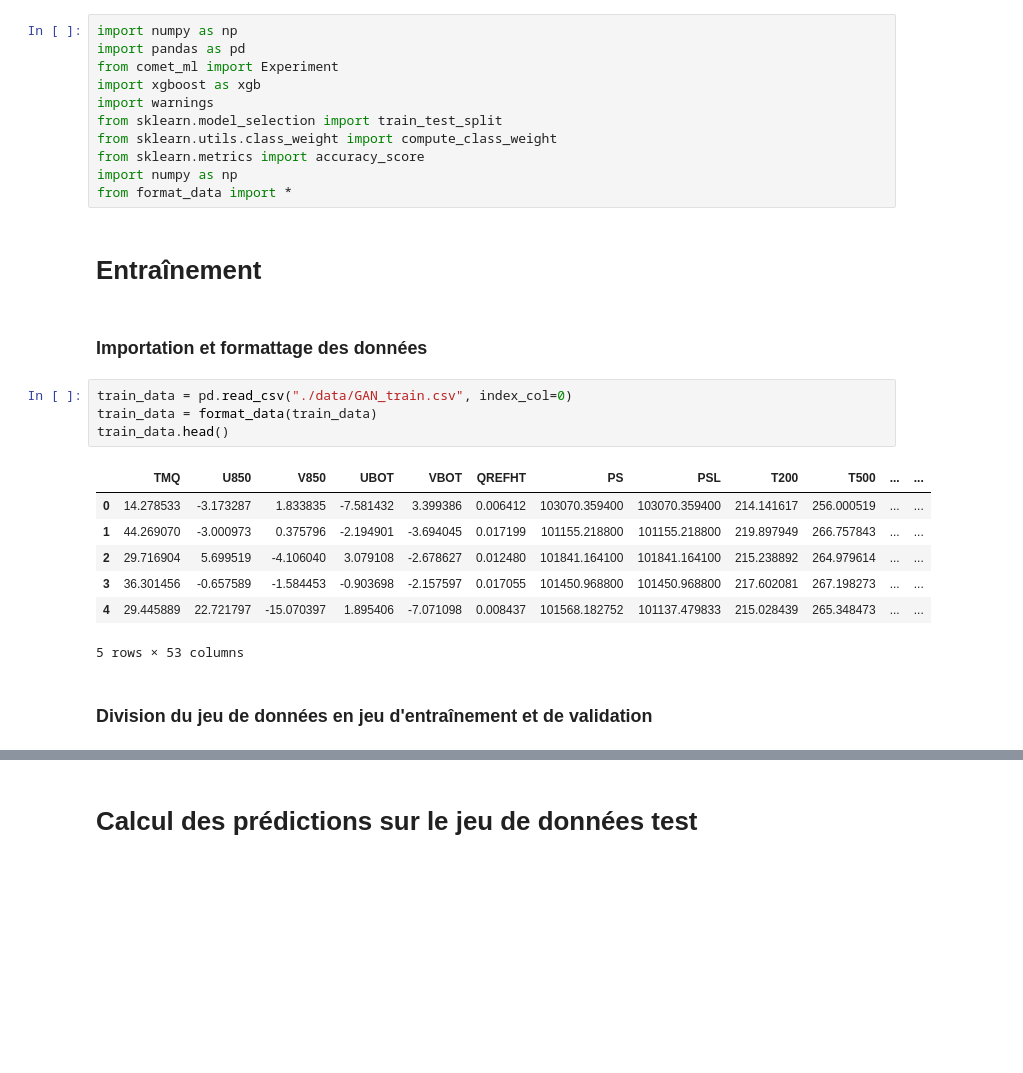
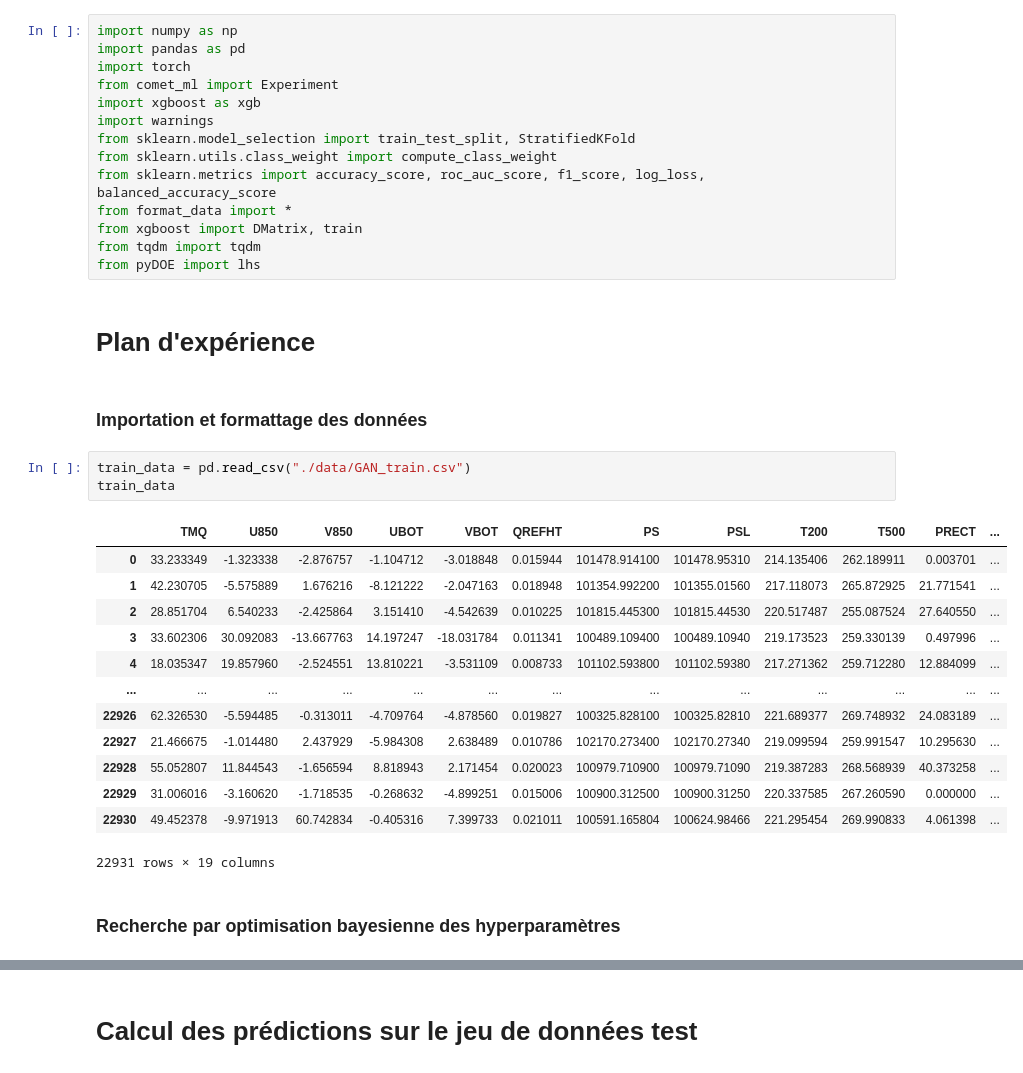
Before and after one commit to AlexMaggioni/Kaggle1, a Jupyter notebook: xgboost.ipynb, the cells around one changed output, grey strips where cells are left out. Cells and saved outputs as stored; diff of their text form; blank space fills up the shorter version.

Commit message:
Final sauf si meilleure performance test

```diff
--- a/xgboost.ipynb
+++ b/xgboost.ipynb
@@ -1,29 +1,37 @@
 # %%
 import numpy as np
 import pandas as pd
+import torch
 from comet_ml import Experiment
 import xgboost as xgb
 import warnings
-from sklearn.model_selection import train_test_split
+from sklearn.model_selection import train_test_split, StratifiedKFold
 from sklearn.utils.class_weight import compute_class_weight
-from sklearn.metrics import accuracy_score
-import numpy as np
+from sklearn.metrics import accuracy_score, roc_auc_score, f1_score, log_loss, balanced_accuracy_score
 from format_data import *
+from xgboost import DMatrix, train
+from tqdm import tqdm
+from pyDOE import lhs
-# %% [markdown]
-# Entraînement
+# %% [markdown]
+# Plan d'expérience
 # %% [markdown]
 ### Importation et formattage des données
 # %%
-train_data = pd.read_csv("./data/GAN_train.csv", index_col=0)
-train_data = format_data(train_data)
-train_data.head()
+train_data = pd.read_csv("./data/GAN_train.csv")
+train_data
 # %% [output]
-|  | TMQ | U850 | V850 | UBOT | VBOT | QREFHT | PS | PSL | T200 | T500 | ... | ... |
-| 0 | 14.278533 | -3.173287 | 1.833835 | -7.581432 | 3.399386 | 0.006412 | 103070.359400 | 103070.359400 | 214.141617 | 256.000519 | ... | ... |
-| 1 | 44.269070 | -3.000973 | 0.375796 | -2.194901 | -3.694045 | 0.017199 | 101155.218800 | 101155.218800 | 219.897949 | 266.757843 | ... | ... |
-| 2 | 29.716904 | 5.699519 | -4.106040 | 3.079108 | -2.678627 | 0.012480 | 101841.164100 | 101841.164100 | 215.238892 | 264.979614 | ... | ... |
-| 3 | 36.301456 | -0.657589 | -1.584453 | -0.903698 | -2.157597 | 0.017055 | 101450.968800 | 101450.968800 | 217.602081 | 267.198273 | ... | ... |
-| 4 | 29.445889 | 22.721797 | -15.070397 | 1.895406 | -7.071098 | 0.008437 | 101568.182752 | 101137.479833 | 215.028439 | 265.348473 | ... | ... |
+|  | TMQ | U850 | V850 | UBOT | VBOT | QREFHT | PS | PSL | T200 | T500 | PRECT | ... |
+| 0 | 33.233349 | -1.323338 | -2.876757 | -1.104712 | -3.018848 | 0.015944 | 101478.914100 | 101478.95310 | 214.135406 | 262.189911 | 0.003701 | ... |
+| 1 | 42.230705 | -5.575889 | 1.676216 | -8.121222 | -2.047163 | 0.018948 | 101354.992200 | 101355.01560 | 217.118073 | 265.872925 | 21.771541 | ... |
+| 2 | 28.851704 | 6.540233 | -2.425864 | 3.151410 | -4.542639 | 0.010225 | 101815.445300 | 101815.44530 | 220.517487 | 255.087524 | 27.640550 | ... |
+| 3 | 33.602306 | 30.092083 | -13.667763 | 14.197247 | -18.031784 | 0.011341 | 100489.109400 | 100489.10940 | 219.173523 | 259.330139 | 0.497996 | ... |
+| 4 | 18.035347 | 19.857960 | -2.524551 | 13.810221 | -3.531109 | 0.008733 | 101102.593800 | 101102.59380 | 217.271362 | 259.712280 | 12.884099 | ... |
+| ... | ... | ... | ... | ... | ... | ... | ... | ... | ... | ... | ... | ... |
+| 22926 | 62.326530 | -5.594485 | -0.313011 | -4.709764 | -4.878560 | 0.019827 | 100325.828100 | 100325.82810 | 221.689377 | 269.748932 | 24.083189 | ... |
+| 22927 | 21.466675 | -1.014480 | 2.437929 | -5.984308 | 2.638489 | 0.010786 | 102170.273400 | 102170.27340 | 219.099594 | 259.991547 | 10.295630 | ... |
+| 22928 | 55.052807 | 11.844543 | -1.656594 | 8.818943 | 2.171454 | 0.020023 | 100979.710900 | 100979.71090 | 219.387283 | 268.568939 | 40.373258 | ... |
+| 22929 | 31.006016 | -3.160620 | -1.718535 | -0.268632 | -4.899251 | 0.015006 | 100900.312500 | 100900.31250 | 220.337585 | 267.260590 | 0.000000 | ... |
+| 22930 | 49.452378 | -9.971913 | 60.742834 | -0.405316 | 7.399733 | 0.021011 | 100591.165804 | 100624.98466 | 221.295454 | 269.990833 | 4.061398 | ... |
-5 rows × 53 columns
+22931 rows × 19 columns
-# %% [markdown]
-### Division du jeu de données en jeu d'entraînement et de validation
+# %% [markdown]
+### Recherche par optimisation bayesienne des hyperparamètres
```
Also changed, not shown: parts of 18 cells of this notebook, 1 other file.
